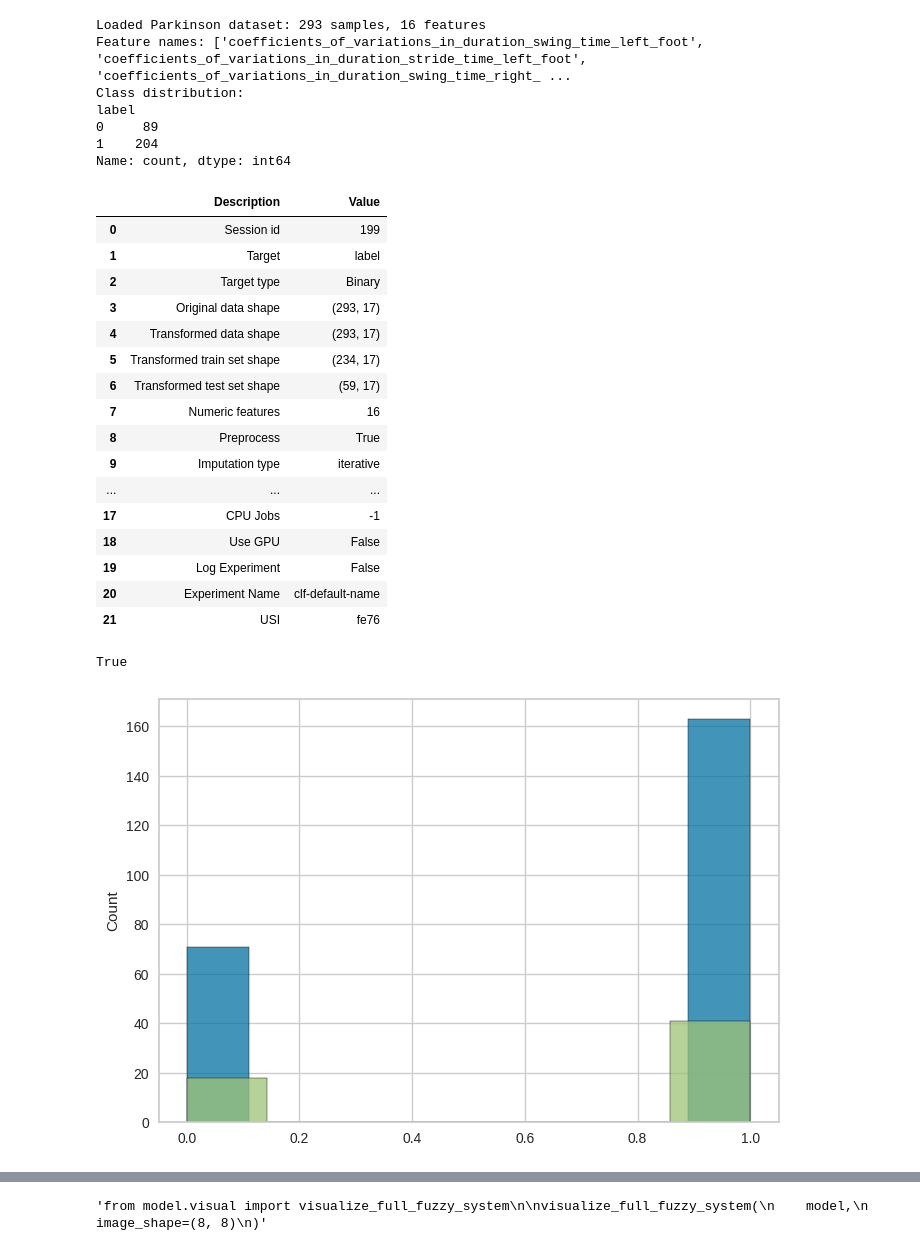
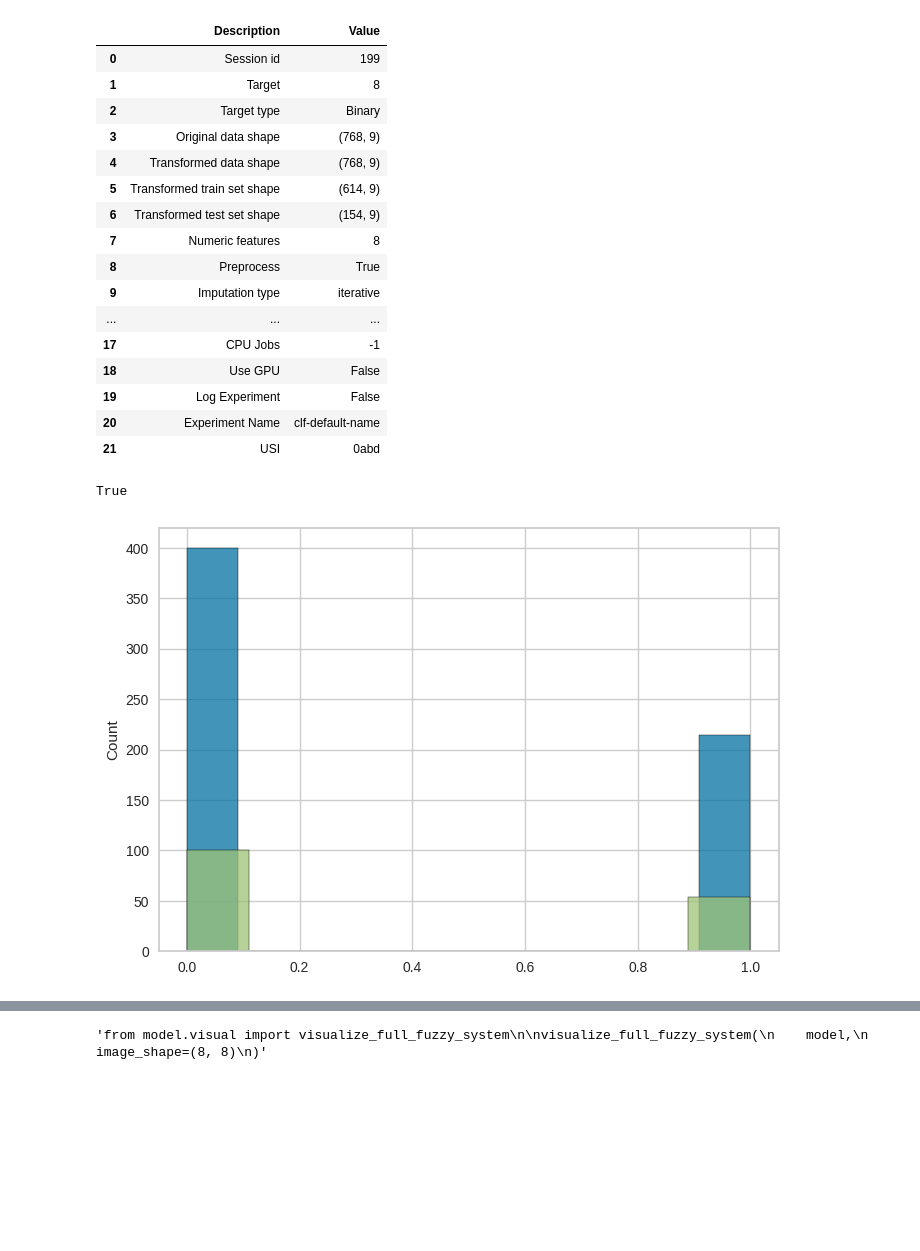
Before and after one commit to naforoutan/ReLaFIS, a Jupyter notebook: notebooks/test_class.ipynb, the cells around one changed output, grey strips where cells are left out. Saved outputs shown, nothing was run; the diff lists cells and outputs as text; code cells hidden in the pictures; blank space fills up the shorter version.

```diff
--- a/notebooks/test_class.ipynb
+++ b/notebooks/test_class.ipynb
@@ -48,42 +49,35 @@ learning_params = dict(train_size=train_size,
 # %%
 # datasetdec
 
 from tests.uci_test import Cryotheraphy, Haberman, Heart, Glass, Segmentaition, Wine, Thyroid, Immunotherapy, Iris, BreastCancer, AdultIncome, BankMarketing, PimaDiabetes, CarEvaluation, Autism, Digits, DNA, MFeat, Parkinson # Synthetic2DGaussianClusters
 from tests.class_test import Segmentation, Digits_UCI, Diabetes, BCW, Smoke # TODO try the following datasets Digits DNA
 from torch.utils.data import DataLoader
 
 
 #from tests.uci_test import Autism, CaliforniaHousing, Abalone
 #from tests.class_test import Digits, Segmentation, Digits_UCI, Diabetes, BCW, DNA, Smoke, MNIST, ORL
 
 
-experiment = Parkinson(session_id=random_state)
+experiment = PimaDiabetes(session_id=random_state)
 train_dataset = experiment.train_dataset(device)
 test_dataset = experiment.test_dataset(device)
 
 train_loader = DataLoader(train_dataset, batch_size=batch_size, shuffle=True)
 test_loader = DataLoader(test_dataset, batch_size=batch_size, shuffle=True)
 
 learning_params['train_size'] = experiment.train_numpy()[0].shape[0]
 #regression = experiment.target_type == 'regression'
 regression = False
 # %% [output]
-Loaded Parkinson dataset: 293 samples, 16 features
-Feature names: ['coefficients_of_variations_in_duration_swing_time_left_foot', 'coefficients_of_variations_in_duration_stride_time_left_foot', 'coefficients_of_variations_in_duration_swing_time_right_ ...
-Class distribution:
-label
-0     89
-1    204
-Name: count, dtype: int64
 |  | Description | Value |
 | 0 | Session id | 199 |
-| 1 | Target | label |
+| 1 | Target | 8 |
 | 2 | Target type | Binary |
-| 3 | Original data shape | (293, 17) |
-| 4 | Transformed data shape | (293, 17) |
-| 5 | Transformed train set shape | (234, 17) |
-| 6 | Transformed test set shape | (59, 17) |
-| 7 | Numeric features | 16 |
+| 3 | Original data shape | (768, 9) |
+| 4 | Transformed data shape | (768, 9) |
+| 5 | Transformed train set shape | (614, 9) |
+| 6 | Transformed test set shape | (154, 9) |
+| 7 | Numeric features | 8 |
 | 8 | Preprocess | True |
 | 9 | Imputation type | iterative |
 | ... | ... | ... |
@@ -91,7 +85,7 @@ Name: count, dtype: int64
 | 18 | Use GPU | False |
 | 19 | Log Experiment | False |
 | 20 | Experiment Name | clf-default-name |
-| 21 | USI | fe76 |
+| 21 | USI | 0abd |
 # %%
 sns.histplot(experiment.train_numpy()[1])
 sns.histplot(experiment.test_numpy()[1])
@@ -100,7 +94,7 @@ binary = len(np.unique(experiment.train_numpy()[1])) == 2
 binary
 # %% [output]
 True
-[figure, old version]
+[figure, new version]
 # %%
 # prepare the model - modeldec
 
```
Also changed, not shown: parts of 6 cells of this notebook, 1 other file.
